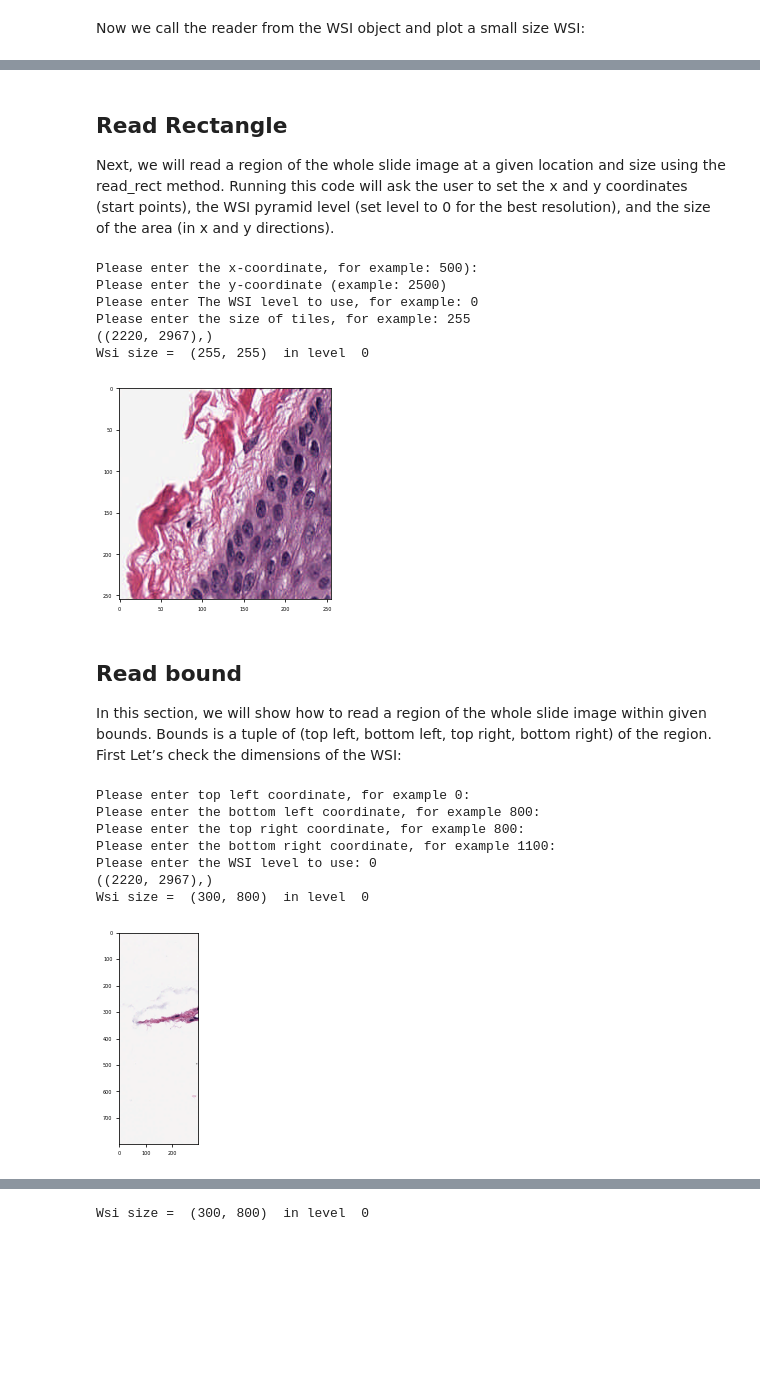
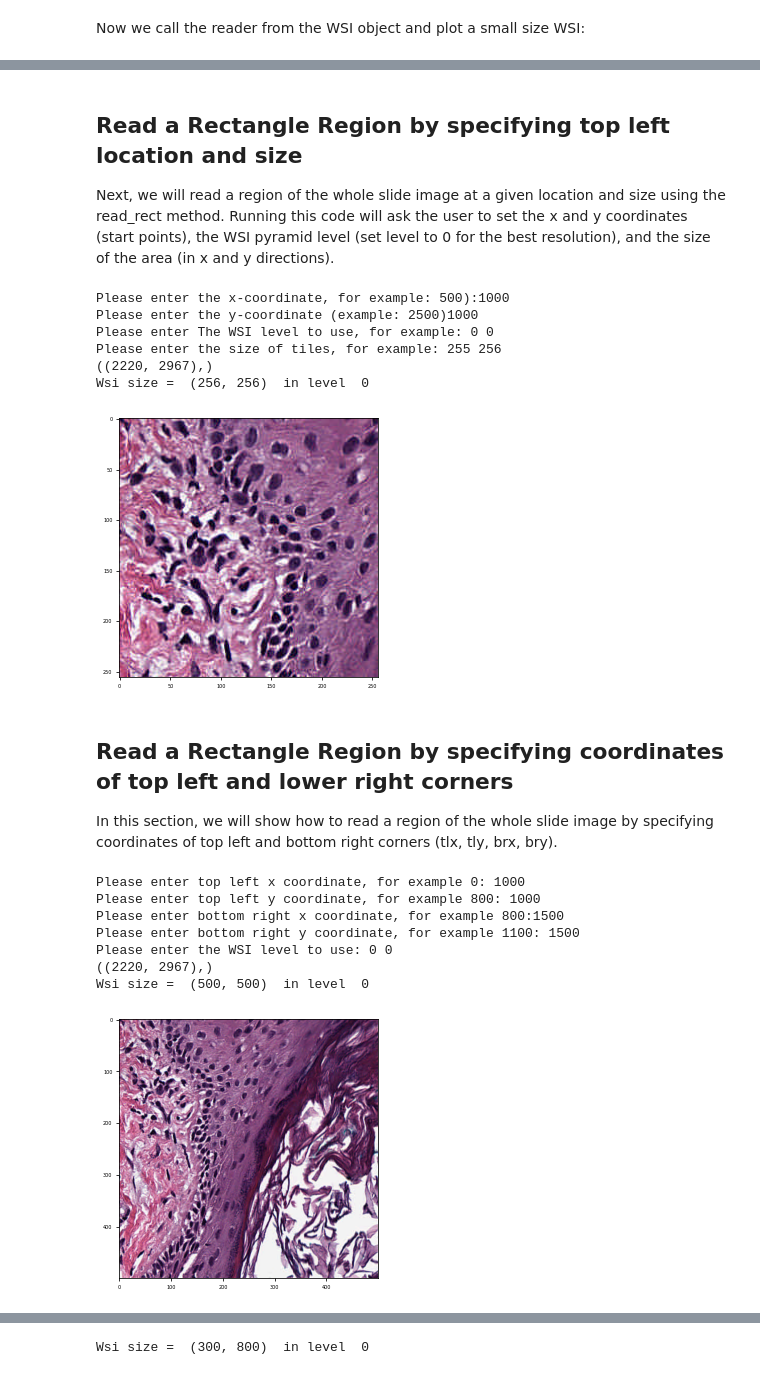
Before and after one commit to DIDSR/ValidPath, a Jupyter notebook: 01_read_wsi.ipynb, the cells around one changed output, grey strips where cells are left out. Drawn from its saved outputs; the diff is of its cells as text; code cells hidden in the pictures; blank space fills up the shorter version.

Commit message:
bug fix and description improvement
correction of extract_bounds function in read_wsi.py and its demo in JN
edits of instructions in the JN demo

```diff
--- a/01_read_wsi.ipynb
+++ b/01_read_wsi.ipynb
@@ -141,5 +146,5 @@ Wsi size =  (2220, 2967)  in level  0
 # %% [markdown]
-## Read Rectangle
+## Read a Rectangle Region by specifying top left location and size
 
 Next, we will read a region of the whole slide image at a given location and size using the read_rect method. Running this code will ask the user to set the x and y coordinates (start points), the WSI pyramid level (set level to 0 for the best resolution), and the size of the area (in x and y directions).
 # %%
@@ -164,7 +169,7 @@ while True:
 
     level = int(input(r"Please enter The WSI level to use, for example: 0 ") or "0")
 
-    size_ =int( input(r"Please enter the size of tiles, for example: 255 ") or "255")
+    size_ =int( input(r"Please enter the size of tiles, for example: 256 ") or "256")
     size= [size_,size_]
 
     break
@@ -183,48 +188,47 @@ else:
     plt.imshow(np.asarray(file).astype(np.uint32), cmap='gray')
     plt.show()
 # %% [output]
-Please enter the x-coordinate, for example: 500):
-Please enter the y-coordinate (example: 2500)
-Please enter The WSI level to use, for example: 0
-Please enter the size of tiles, for example: 255
+Please enter the x-coordinate, for example: 500):1000
+Please enter the y-coordinate (example: 2500)1000
+Please enter The WSI level to use, for example: 0 0
+Please enter the size of tiles, for example: 255 256
 ((2220, 2967),)
-Wsi size =  (255, 255)  in level  0
+Wsi size =  (256, 256)  in level  0
-[figure, old version]
+[figure, new version]
 # %% [markdown]
-## Read bound
-In this section, we will show how to read a region of the whole slide image within given bounds. Bounds is a tuple of (top left, bottom left, top right, bottom right) of the region. First Let’s check the dimensions of the WSI:
+## Read a Rectangle Region by specifying coordinates of top left and lower right corners
+In this section, we will show how to read a region of the whole slide image by specifying coordinates of top left and bottom right corners (tlx, tly, brx, bry).
 # %%
-while True:
+# Specify the coordinates of top left and bottom right corners of rectangle (tlx, tly, brx, bry)
+bounds = [int (input("Please enter top left x coordinate, for example 0: ") or "0"),
+          int (input("Please enter top left y coordinate, for example 800: ") or "800"),
+          int (input("Please enter bottom right x coordinate, for example 800:") or "800"),
+          int (input("Please enter bottom right y coordinate, for example 1100: ") or "1100")]
 
-    # Specify the bounds in terms of rectangle (top left, bottom left, top right, bottom right)
-    bounds = [int (input("Please enter top left coordinate, for example 0: ") or "0"),int (input("Please enter the bottom left coordinate, for example 800: ") or "800"),int (input("Please enter the top right coordinate, for example 800:") or "800"),int (input("Please enter the bottom right coordinate, for example 1100: ") or "1100")]
-
-    #The number of levels in the slide. Levels are numbered from 0 (highest resolution) to level_count - 1 (lowest resolution).
-    level = int(input(r"Please enter the WSI level to use: 0 ") or "0")
-
-    break
+#The number of levels in the slide. Levels are numbered from 0 (highest resolution) to level_count - 1 (lowest resolution).
+level = int(input(r"Please enter the WSI level to use: 0 ") or "0")
 
 
 WSI_Levels = wsi_obj.level_dimensions
 print(WSI_Levels)
 if (len(WSI_Levels) - 1) < level:
     print("ERROR! Please enter level equal or less than " + str(len(WSI_Levels)))
 else:
     file= WSIReader.extract_bounds(wsi_obj,bounds,level)
 
     print("Wsi size = ",file.size ," in level ",level)
 
     file = np.array(file)
 
     plt.imshow(np.asarray(file).astype(np.uint32), cmap='gray')
     plt.show()
 # %% [output]
-Please enter top left coordinate, for example 0:
-Please enter the bottom left coordinate, for example 800:
-Please enter the top right coordinate, for example 800:
-Please enter the bottom right coordinate, for example 1100:
-Please enter the WSI level to use: 0
+Please enter top left x coordinate, for example 0: 1000
+Please enter top left y coordinate, for example 800: 1000
+Please enter bottom right x coordinate, for example 800:1500
+Please enter bottom right y coordinate, for example 1100: 1500
+Please enter the WSI level to use: 0 0
 ((2220, 2967),)
-Wsi size =  (300, 800)  in level  0
+Wsi size =  (500, 500)  in level  0
-[figure, old version]
+[figure, new version]
 # %% [markdown]
```
Also changed, not shown: parts of 13 cells of this notebook, 1 other file.
